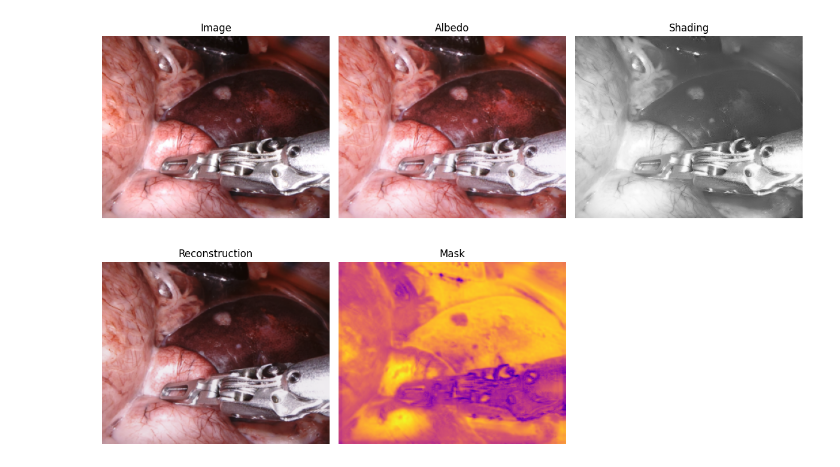
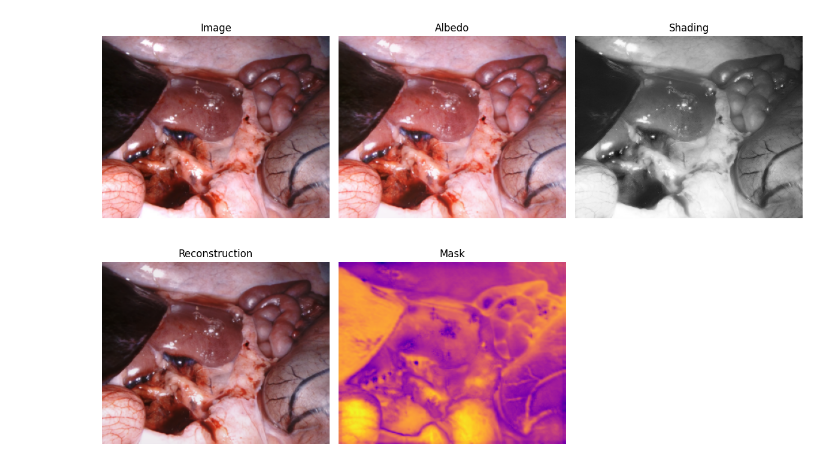
Before and after one commit to Leonardo-Zhou/my-est-v6, a Jupyter notebook: show_decompose_result.ipynb, the cells around one changed output. Cells and saved outputs as stored; diff of their text form; code cells hidden in the pictures.

```diff
--- a/show_decompose_result.ipynb
+++ b/show_decompose_result.ipynb
@@ -4,16 +4,16 @@ import torch
 # %%
 models = load_decompose_model()
 # %%
-image_loader = ImageLoader(5, 3)
+image_loader = ImageLoader(4, 1)
 image = image_loader.single(1)
 decompose_feats = models["decompose_encoder"](image)
 decompose = models["decompose"](decompose_feats, image)
 
 A, S, M = decompose["A"], decompose["S"], decompose["M"]
 recons = A * S
 plot_images([image, A, S, recons, M], 2, ["Image", "Albedo", "Shading", "Reconstruction", "Mask"], cmaps = ["", "", "gray", "", "plasma"])
 # %% [output]
-[figure, old version]
+[figure, new version]
 # %%
 models["decompose"].eval()
 # %% [output]
```
Also changed, not shown: 21 other files.
